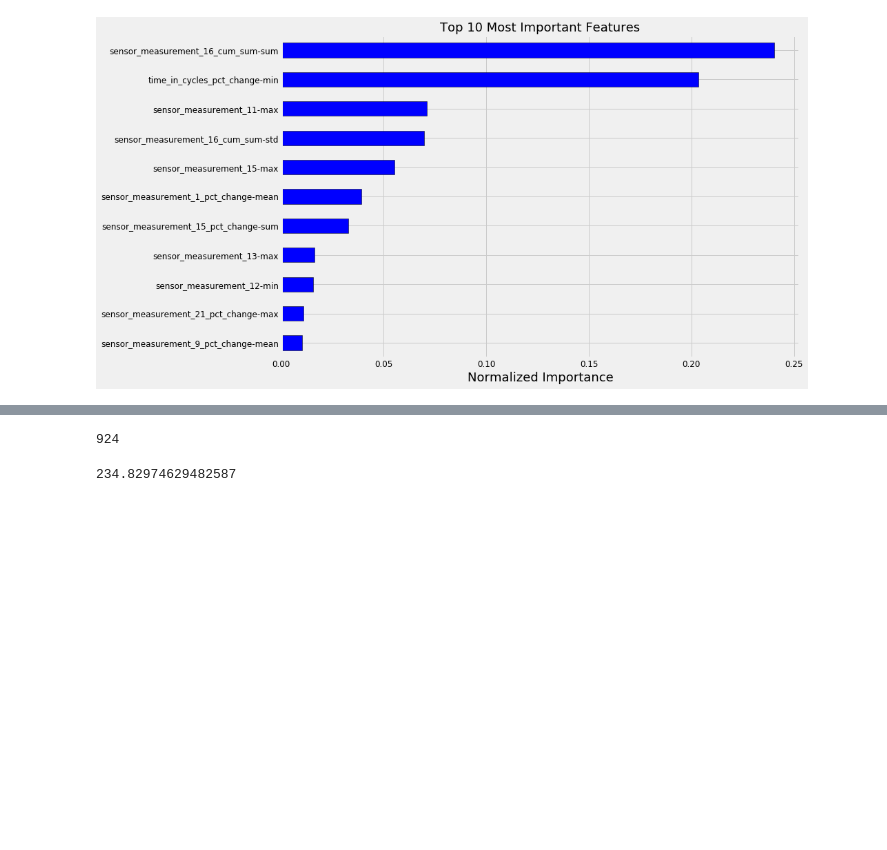
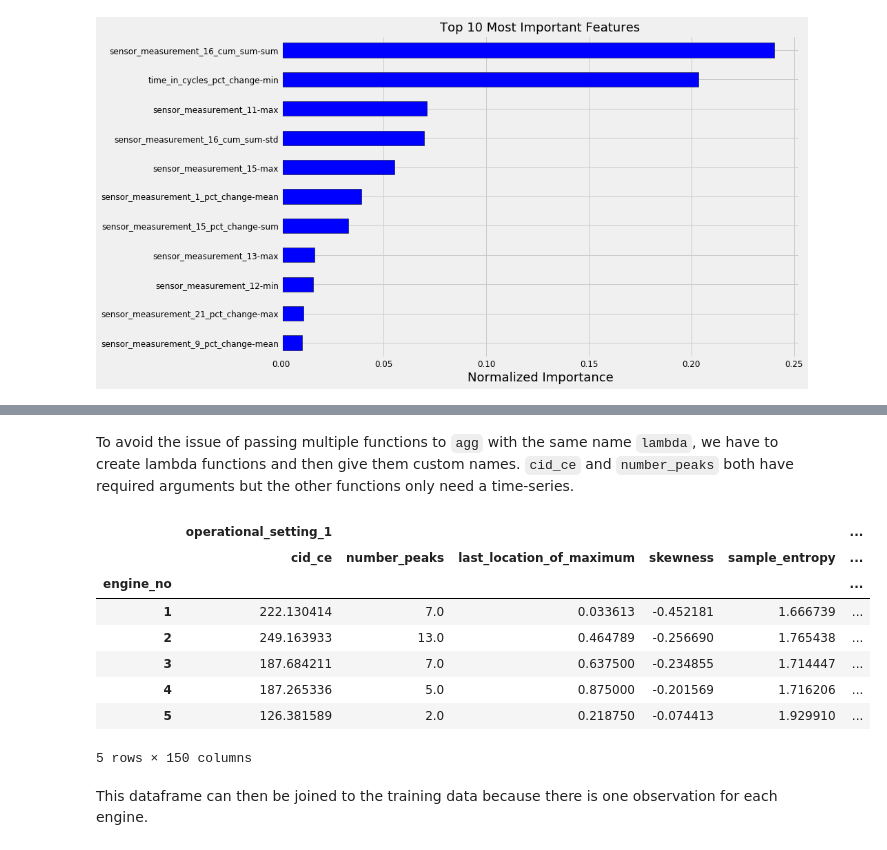
Before and after one commit to alteryx/Automated-Manual-Comparison, a Jupyter notebook: remaining useful life/notebooks/Manual .ipynb, the cells around one changed output, grey strips where cells are left out. Drawn from its saved outputs; the diff is of its cells as text; code cells hidden in the pictures; blank space fills up the shorter version.

```diff
--- a/remaining useful life/notebooks/Manual .ipynb
+++ b/remaining useful life/notebooks/Manual .ipynb
@@ -528,8 +595,24 @@ from tsfresh.feature_extraction.feature_calculators import (number_peaks, mean_a
-# %%
-number_peaks(train_obs['sensor_measurement_1'], 5)
-# %% [output]
-924
-# %%
-cid_ce(train_obs['sensor_measurement_1'], normalize=True)
-# %% [output]
-234.82974629482587
+# %% [markdown]
+To avoid the issue of passing multiple functions to `agg` with the same name `lambda`, we have to create lambda functions and then give them custom names. `cid_ce` and `number_peaks` both have required arguments but the other functions only need a time-series.
+# %%
+cid_ce_func = lambda x: cid_ce(x, normalize=False)
+cid_ce_func.__name__ = 'cid_ce'
+
+n_peaks = lambda x: number_peaks(x, n = 5)
+n_peaks.__name__ = 'number_peaks'
+
+# Apply the five operations
+ts_values = train_obs.drop(columns = ['time_in_cycles']).groupby('engine_no').agg([cid_ce_func, n_peaks,
+                                                                                   last_location_of_maximum,
+                                                                                   skewness, sample_entropy])
+ts_values.head()
+# %% [output]
+|  | operational_setting_1 |  |  |  |  | ... |
+|  | cid_ce | number_peaks | last_location_of_maximum | skewness | sample_entropy | ... |
+| engine_no |  |  |  |  |  | ... |
+| 1 | 222.130414 | 7.0 | 0.033613 | -0.452181 | 1.666739 | ... |
+| 2 | 249.163933 | 13.0 | 0.464789 | -0.256690 | 1.765438 | ... |
+| 3 | 187.684211 | 7.0 | 0.637500 | -0.234855 | 1.714447 | ... |
+| 4 | 187.265336 | 5.0 | 0.875000 | -0.201569 | 1.716206 | ... |
+| 5 | 126.381589 | 2.0 | 0.218750 | -0.074413 | 1.929910 | ... |
+5 rows × 150 columns
@@ -535,0 +627,2 @@ cid_ce(train_obs['sensor_measurement_1'], normalize=True)
+# %% [markdown]
+This dataframe can then be joined to the training data because there is one observation for each engine.
```
Also changed, not shown: parts of 22 cells of this notebook.
